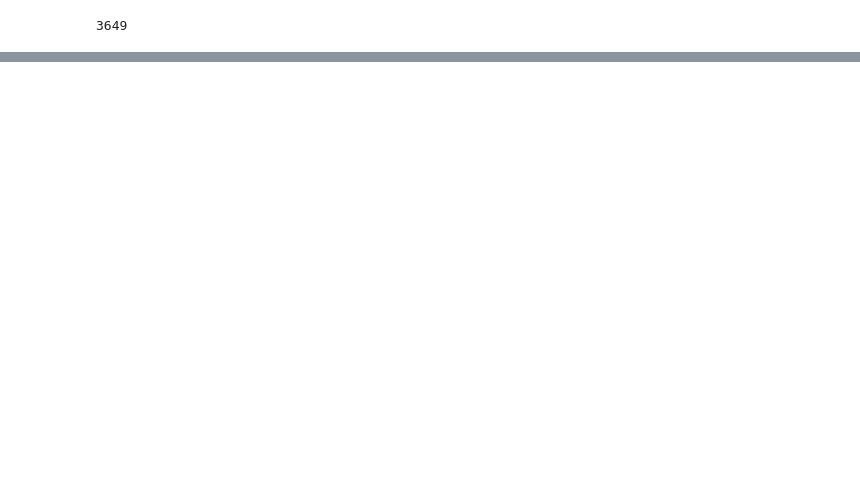
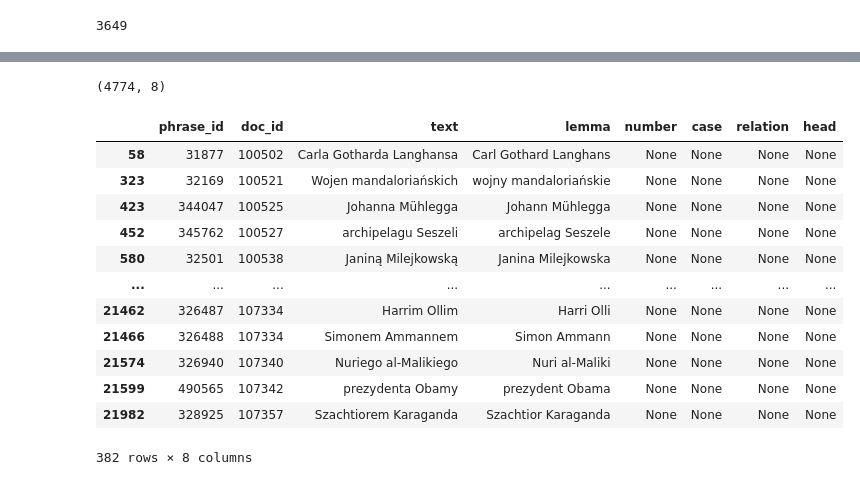
Before and after one commit to WiktoriaZ19/Polish_MWE_Inflection, a Jupyter notebook: dataset.ipynb, the cells around one changed output, grey strips where cells are left out. Cells and saved outputs as stored; diff of their text form; code cells hidden in the pictures; blank space fills up the shorter version.

Commit message:
Marking number, case, relation and head

```diff
--- a/dataset.ipynb
+++ b/dataset.ipynb
@@ -142,0 +132,2 @@ len(mwe_df["lemma"].unique())
+# %%
+mwe_df.loc[mwe_df["text"] == 'Fundacji Ośrodka " Karta "', ["text", "lemma"]] = ['Fundacji Ośrodka "Karta"', 'Fundacja Ośrodka "Karta"']
@@ -142,0 +140,3 @@ len(mwe_df["lemma"].unique())
+# %%
+mwe_df.loc[mwe_df["text"] == 'Dworca FILLER Centralnego', "text"] = 'Dworca Centralnego'
+mwe_df.loc[mwe_df["text"] == 'Dworzec FILLER Śródmieście', "text"] = 'Dworzec Śródmieście'
@@ -142,0 +148,9 @@ len(mwe_df["lemma"].unique())
+# %%
+mwe_df.drop(mwe_df[mwe_df["text"].isin([
+    "Dolce & Gabbana", # not a polish MWE
+    "Lublin R-VIII a", # ???
+    "BBC Radio 1's Live Lounge", # not a polish MWE
+    "Jammin' CRT.5", # not a polish MWE
+    "Traxxas Rustler XL-1 '09", # not a polish MWE
+    "átlátszó (" # not a polish MWE
+])].index, inplace=True)
@@ -142,0 +235,2 @@ len(mwe_df["lemma"].unique())
+# %%
+mwe_df[["number", "case", "relation", "head"]] = mwe_df.apply(lambda row: pd.Series(get_case_and_number(row["text"], row["lemma"])), axis=1)
@@ -142,0 +263,20 @@ len(mwe_df["lemma"].unique())
+# %%
+mwe_df.shape
+# %% [output]
+(4774, 8)
+# %%
+mwe_df[mwe_df["case"].isna()]
+# %% [output]
+|  | phrase_id | doc_id | text | lemma | number | case | relation | head |
+| 58 | 31877 | 100502 | Carla Gotharda Langhansa | Carl Gothard Langhans | None | None | None | None |
+| 323 | 32169 | 100521 | Wojen mandaloriańskich | wojny mandaloriańskie | None | None | None | None |
+| 423 | 344047 | 100525 | Johanna Mühlegga | Johann Mühlegga | None | None | None | None |
+| 452 | 345762 | 100527 | archipelagu Seszeli | archipelag Seszele | None | None | None | None |
+| 580 | 32501 | 100538 | Janiną Milejkowską | Janina Milejkowska | None | None | None | None |
+| ... | ... | ... | ... | ... | ... | ... | ... | ... |
+| 21462 | 326487 | 107334 | Harrim Ollim | Harri Olli | None | None | None | None |
+| 21466 | 326488 | 107334 | Simonem Ammannem | Simon Ammann | None | None | None | None |
+| 21574 | 326940 | 107340 | Nuriego al-Malikiego | Nuri al-Maliki | None | None | None | None |
+| 21599 | 490565 | 107342 | prezydenta Obamy | prezydent Obama | None | None | None | None |
+| 21982 | 328925 | 107357 | Szachtiorem Karaganda | Szachtior Karaganda | None | None | None | None |
+382 rows × 8 columns
```
Also changed, not shown: parts of 30 cells of this notebook.
